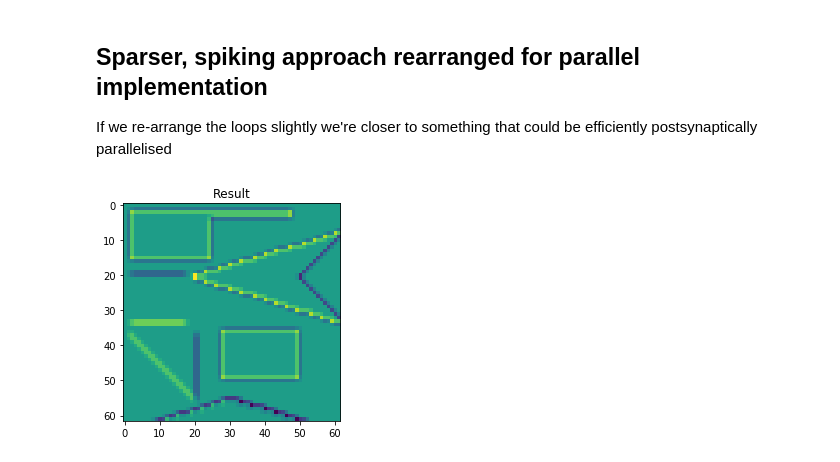
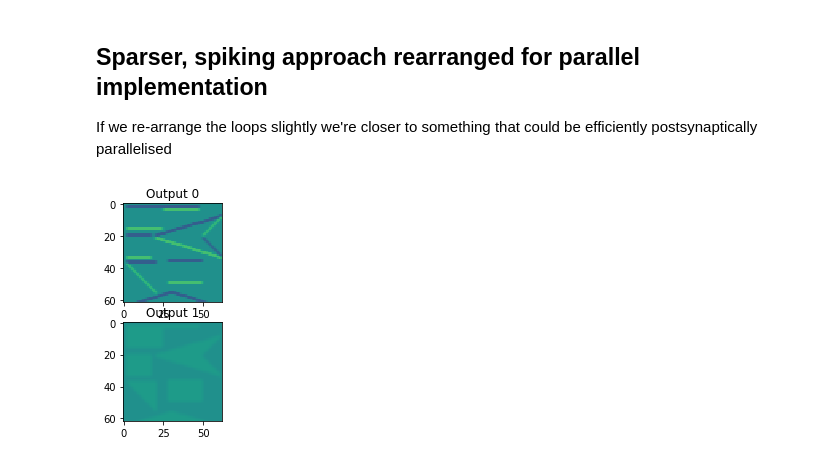
Before and after one commit to neworderofjamie/conv_test, a Jupyter notebook: toeplitz_sparse.ipynb, the cells around one changed output. Drawn from its saved outputs; the diff is of its cells as text; code cells hidden in the pictures.

Commit message:
multiple output channels now working

```diff
--- a/toeplitz_sparse.ipynb
+++ b/toeplitz_sparse.ipynb
@@ -578,11 +577,13 @@ for o in range(zero_pad_filt.shape[0]):
 ## Standard matrix multiply by Toeplitz
 I suspect the difference in sign is due to cross-correlation vs convolution
 # %%
-# Multiply each doubly-blocked channel matrix by appropriate image channel and sum across channels
-dense_result = [[doubly_blocked_channels[o][i].dot(image[:,:,i].flatten())
-                 for i in range(INPUT_CHANNELS)]
+# Multiply each doubly-blocked channel matrix by appropriate image channel
+dense_result = [[doubly_blocked_channels[o][i].dot(image[:,:,i].flatten()) for i in range(INPUT_CHANNELS)]
                 for o in range(OUTPUT_CHANNELS)]
+# Sum across input channels
 dense_result = np.sum(dense_result, axis=1)
+
+# Plot output channels
 fig, axes = plt.subplots(OUTPUT_CHANNELS)
 for o in range(OUTPUT_CHANNELS):
     ax = axes[o] if OUTPUT_CHANNELS > 1 else axes
@@ -626,7 +634,6 @@ There's no point in using the zero-padded filters -  we can ignore zeroed rows a
 # %%
 sparser_spike_output = np.zeros((OUTPUT_CHANNELS, OUTPUT_SIZE * OUTPUT_SIZE))
 
-# **THINK** problem is related to filter 1 not having vertical symmetry
 # Loop through spikes
 for pre in spike_indices:
     # Split pre into row, column and channel
@@ -639,7 +646,7 @@ for pre in spike_indices:
 
     for o in range(OUTPUT_CHANNELS):
         # Loop through filter rows
-        for i in range(pre_row, min(OUTPUT_SIZE, pre_row + filt.shape[1])):
+        for i in range(pre_row, min(OUTPUT_SIZE, pre_row + filt.shape[2])):
             # Extract row of filter
             # **NOTE** from the POV of connectivity matrices, the columns of the Toeplitz matrix are the rows
             filter_row_idx = filt.shape[2] - (i - pre_row) - 1
@@ -658,5 +665,5 @@ for o in range(OUTPUT_CHANNELS):
     ax.imshow(square_sparser_spike_output[o], vmin=-10, vmax=10)
     ax.set_title("Output %u" % o);
 
-assert np.array_equal(dense_result, sparser_spike_output)
+assert np.allclose(dense_result, sparser_spike_output)
 # %% [output]
@@ -667,33 +672,38 @@ AssertionError:
 ## Sparser, spiking approach rearranged for parallel implementation
 If we re-arrange the loops slightly we're closer to something that could be efficiently postsynaptically parallelised
 # %%
-sparser_parallel_spike_output = np.zeros((OUTPUT_SIZE * OUTPUT_SIZE))
+sparser_parallel_spike_output = np.zeros((OUTPUT_CHANNELS, OUTPUT_SIZE * OUTPUT_SIZE))
 
 # Parallelise across filter dimensions
-for post_row in range(filt.shape[1]):
-    for post_col in range(filt.shape[2]):
-        # Extract vector of filter channels used by all spikes
-        filter_channels = filt[:, filt.shape[1] - post_row - 1, post_col]
+for post_channel in range(filt.shape[0]):
+    for post_row in range(filt.shape[2]):
+        for post_col in range(filt.shape[3]):
+            # Extract vector of filter channels used by all spikes
+            filter_channels = filt[post_channel,:,filt.shape[2] - post_row - 1,post_col]
 
-        # Loop through spikes
-        for pre in spike_indices:
-            # Split pre into row, column and channel
-            pre_row = (pre // INPUT_CHANNELS) // INPUT_SIZE
-            pre_col = (pre // INPUT_CHANNELS) % INPUT_SIZE
-            pre_chan = pre % INPUT_CHANNELS
+            # Loop through spikes
+            for pre in spike_indices:
+                # Split pre into row, column and channel
+                pre_row = (pre // INPUT_CHANNELS) // INPUT_SIZE
+                pre_col = (pre // INPUT_CHANNELS) % INPUT_SIZE
+                pre_chan = pre % INPUT_CHANNELS
 
-            # If we haven't gone off edge of output
-            i = pre_row + post_row
-            if i < OUTPUT_SIZE and post_col < (OUTPUT_SIZE - pre_col):
-                start_out = (i * OUTPUT_SIZE) + pre_col
+                # If we haven't gone off edge of output
+                i = pre_row + post_row
+                if i < OUTPUT_SIZE and post_col < (OUTPUT_SIZE - pre_col):
+                    start_out = (i * OUTPUT_SIZE) + pre_col
 
-                # Update output (coalesced reading of filter row and no collisions on atomic add)
-                sparser_parallel_spike_output[start_out + post_col] += filter_channels[pre_chan]
+                    # Update output (coalesced reading of filter row and no collisions on atomic add)
+                    sparser_parallel_spike_output[post_channel,start_out + post_col] += filter_channels[pre_chan]
 
-fig, axis = plt.subplots()
-axis.imshow(np.reshape(sparser_parallel_spike_output, (OUTPUT_SIZE, OUTPUT_SIZE)))
-axis.set_title("Result")
+square_sparser_parallel_spike_output = np.reshape(sparser_parallel_spike_output, (OUTPUT_CHANNELS, OUTPUT_SIZE, OUTPUT_SIZE))
 
-assert np.array_equal(dense_result, sparser_parallel_spike_output)
+fig, axes = plt.subplots(OUTPUT_CHANNELS)
+for o in range(OUTPUT_CHANNELS):
+    ax = axes[o] if OUTPUT_CHANNELS > 1 else axes
+    ax.imshow(square_sparser_parallel_spike_output[o], vmin=-10, vmax=10)
+    ax.set_title("Output %u" % o);
+
+assert np.allclose(dense_result, sparser_parallel_spike_output)
 # %% [output]
-[figure, old version]
+[figure, new version]
```
Also changed, not shown: parts of 3 cells of this notebook.
